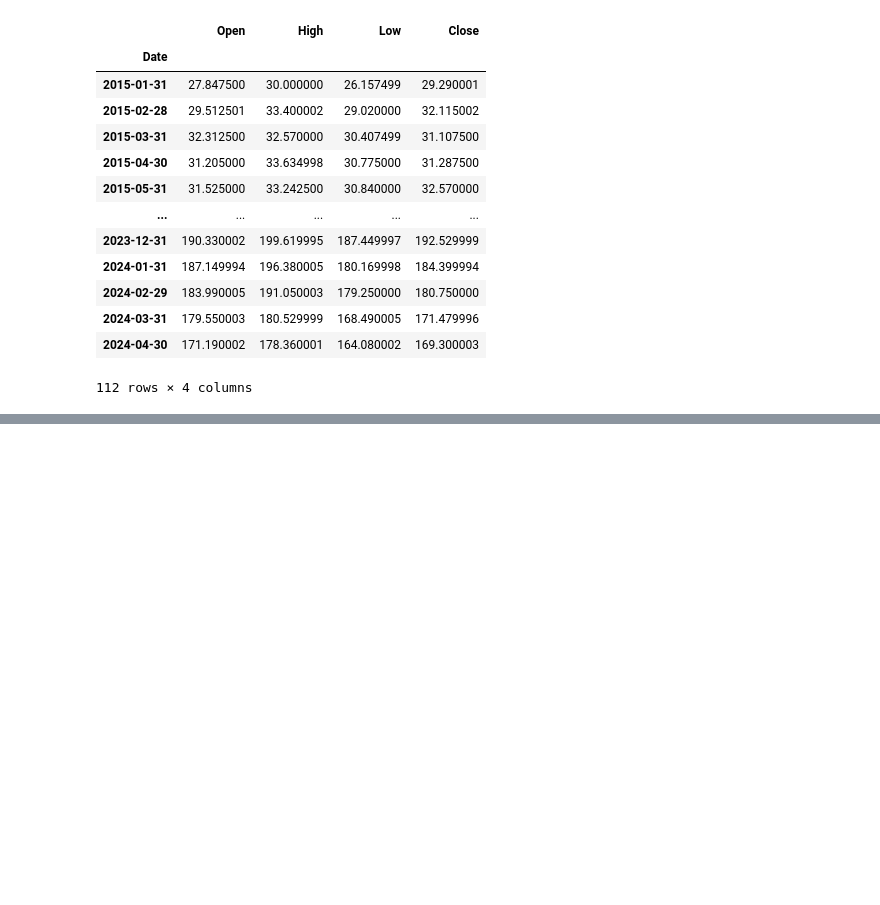
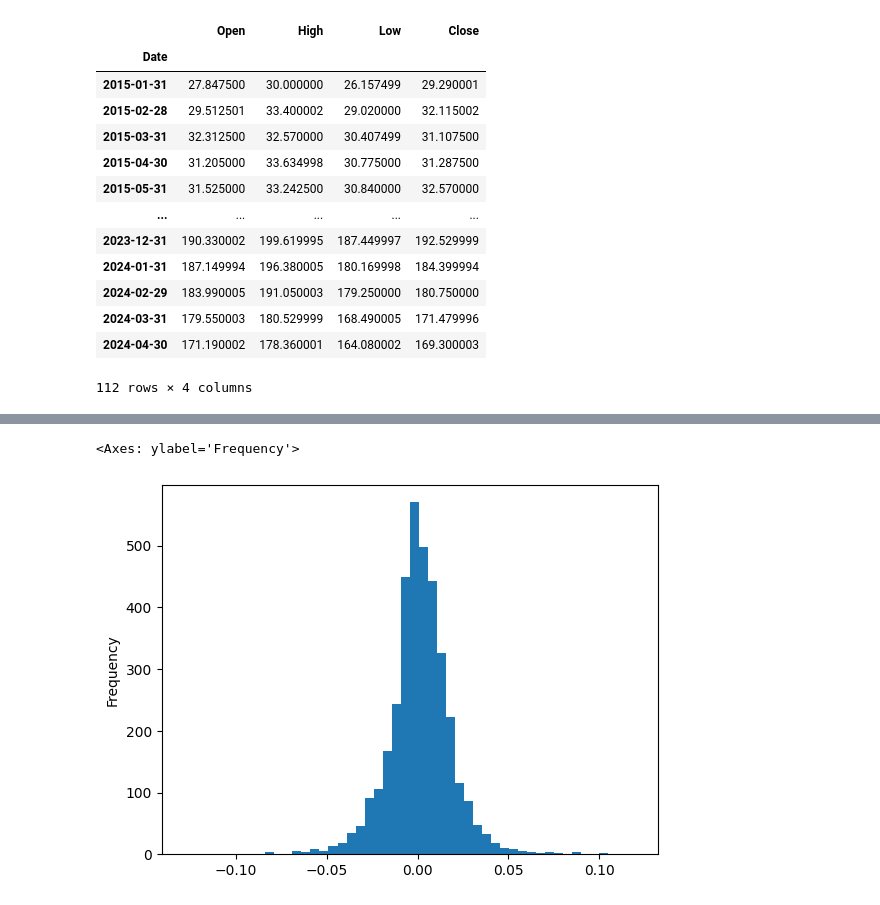
Before and after one commit to TAgKyaw/data_analysis_projects, a Jupyter notebook: financial_data_analysis/applied_financial_analysis.ipynb, the cells around one changed output, grey strips where cells are left out. Drawn from its saved outputs; the diff is of its cells as text; code cells hidden in the pictures; blank space fills up the shorter version.

```diff
--- a/financial_data_analysis/applied_financial_analysis.ipynb
+++ b/financial_data_analysis/applied_financial_analysis.ipynb
@@ -478,0 +501,5 @@ data['2015-01-01':].resample('ME').agg({
+# %%
+data['return'].plot(kind='hist',bins=50)
+# %% [output]
+<Axes: ylabel='Frequency'>
+[figure, added]
```
Also changed, not shown: parts of 7 cells of this notebook.
